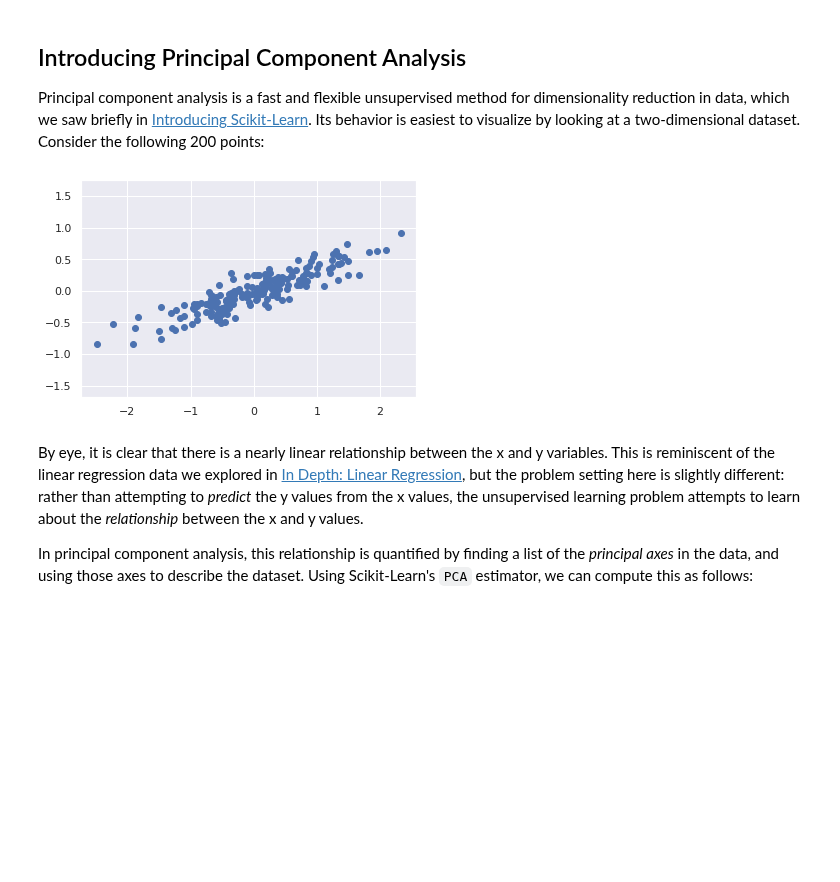
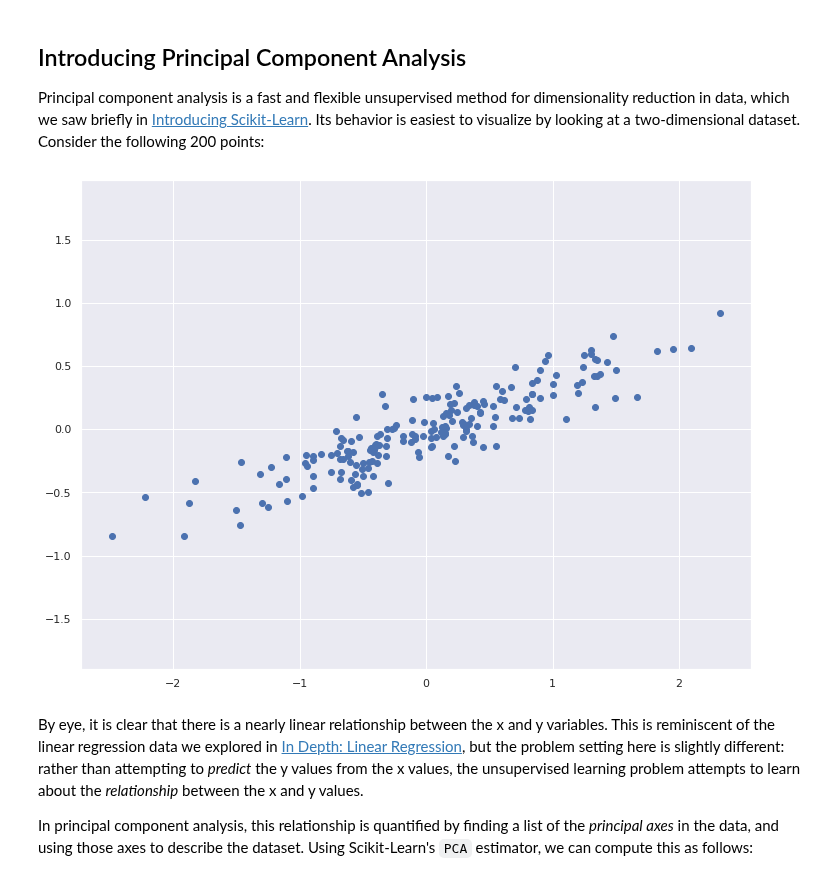
Before and after one commit to alessiorecchia/strive_exe, a Jupyter notebook: M3_Machine_Learning/03. PCA/00_PCA_applications.ipynb, the cells around one changed output. Saved outputs shown, nothing was run; the diff lists cells and outputs as text; code cells hidden in the pictures; blank space fills up the shorter version.

```diff
--- a/M3_Machine_Learning/03. PCA/00_PCA_applications.ipynb
+++ b/M3_Machine_Learning/03. PCA/00_PCA_applications.ipynb
@@ -31,10 +31,11 @@ Consider the following 200 points:
 # %%
 rng = np.random.RandomState(1)
 X = np.dot(rng.rand(2, 2), rng.randn(2, 200)).T
+plt.figure(figsize=(12,9))
 plt.scatter(X[:, 0], X[:, 1])
 plt.axis('equal');
 # %% [output]
-[figure, old version]
+[figure, new version]
 # %% [markdown]
 By eye, it is clear that there is a nearly linear relationship between the x and y variables.
 This is reminiscent of the linear regression data we explored in [In Depth: Linear Regression](https://github.com/jakevdp/PythonDataScienceHandbook/blob/master/notebooks/05.06-Linear-Regression.ipynb), but the problem setting here is slightly different: rather than attempting to *predict* the y values from the x values, the unsupervised learning problem attempts to learn about the *relationship* between the x and y values.
```
Also changed, not shown: 6 other files.
